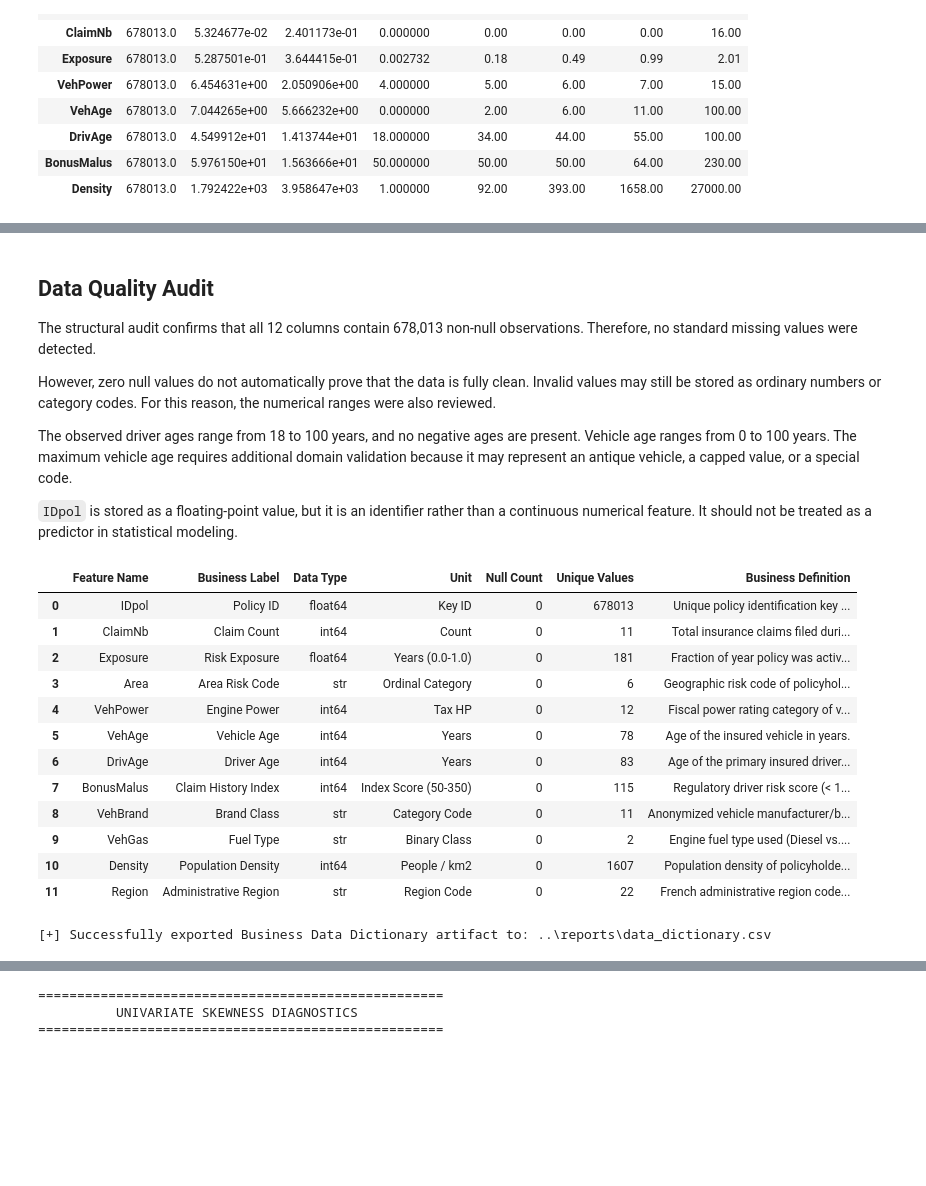
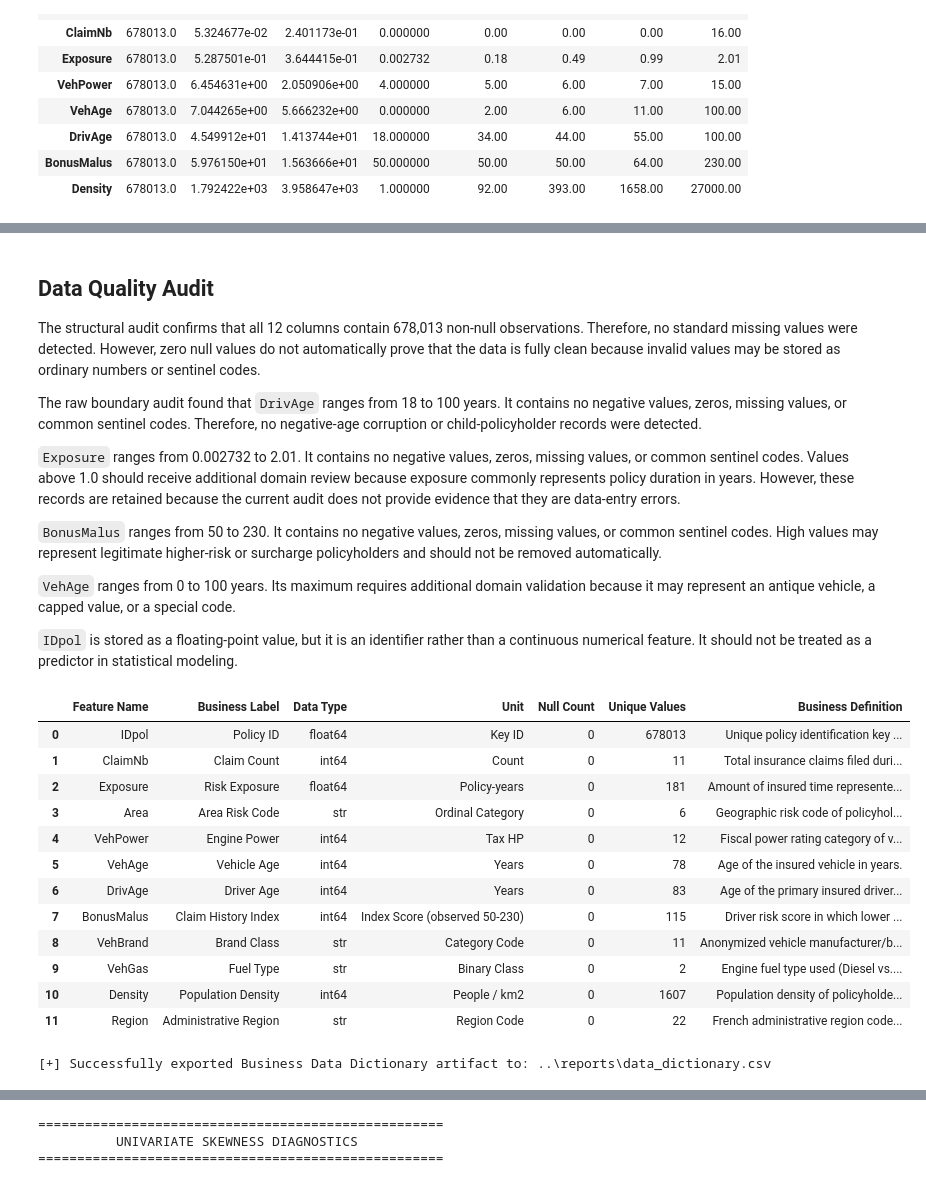
Before and after one commit to MinYang5859/msba265_module1_Min, a Jupyter notebook: notebooks/01_eda_and_data_dictionary.ipynb, the cells around one changed output, grey strips where cells are left out. Saved outputs shown, nothing was run; the diff lists cells and outputs as text; code cells hidden in the pictures; blank space fills up the shorter version.

Commit message:
Complete boundary audits and written analysis

```diff
--- a/notebooks/01_eda_and_data_dictionary.ipynb
+++ b/notebooks/01_eda_and_data_dictionary.ipynb
@@ -99,11 +135,15 @@ df.describe().T
 # %% [markdown]
-##  Data Quality Audit
+## Data Quality Audit
 
-The structural audit confirms that all 12 columns contain 678,013 non-null observations. Therefore, no standard missing values were detected.
+The structural audit confirms that all 12 columns contain 678,013 non-null observations. Therefore, no standard missing values were detected. However, zero null values do not automatically prove that the data is fully clean because invalid values may be stored as ordinary numbers or sentinel codes.
 
-However, zero null values do not automatically prove that the data is fully clean. Invalid values may still be stored as ordinary numbers or category codes. For this reason, the numerical ranges were also reviewed.
+The raw boundary audit found that `DrivAge` ranges from 18 to 100 years. It contains no negative values, zeros, missing values, or common sentinel codes. Therefore, no negative-age corruption or child-policyholder records were detected.
 
-The observed driver ages range from 18 to 100 years, and no negative ages are present. Vehicle age ranges from 0 to 100 years. The maximum vehicle age requires additional domain validation because it may represent an antique vehicle, a capped value, or a special code.
+`Exposure` ranges from 0.002732 to 2.01. It contains no negative values, zeros, missing values, or common sentinel codes. Values above 1.0 should receive additional domain review because exposure commonly represents policy duration in years. However, these records are retained because the current audit does not provide evidence that they are data-entry errors.
+
+`BonusMalus` ranges from 50 to 230. It contains no negative values, zeros, missing values, or common sentinel codes. High values may represent legitimate higher-risk or surcharge policyholders and should not be removed automatically.
+
+`VehAge` ranges from 0 to 100 years. Its maximum requires additional domain validation because it may represent an antique vehicle, a capped value, or a special code.
 
 `IDpol` is stored as a floating-point value, but it is an identifier rather than a continuous numerical feature. It should not be treated as a predictor in statistical modeling.
 # %%
@@ -119,10 +159,10 @@ business_definitions = {
         "Total insurance claims filed during policy coverage period."
     ),
     "Exposure": (
-        "Risk Exposure",
-        "Years (0.0-1.0)",
-        "Fraction of year policy was active (e.g., 0.50 = 6 months coverage)."
-    ),
+    "Risk Exposure",
+    "Policy-years",
+    "Amount of insured time represented by the policy record; used as an offset when modeling claim frequency."
+),
     "Area": (
         "Area Risk Code",
         "Ordinal Category",
@@ -144,10 +184,10 @@ business_definitions = {
         "Age of the primary insured driver in years."
     ),
     "BonusMalus": (
-        "Claim History Index",
-        "Index Score (50-350)",
-        "Regulatory driver risk score (< 100: safe discount; > 100: claim surcharge)."
-    ),
+    "Claim History Index",
+    "Index Score (observed 50-230)",
+    "Driver risk score in which lower values generally indicate a bonus and higher values indicate a surcharge."
+),
     "VehBrand": (
         "Brand Class",
         "Category Code",
@@ -171,39 +211,39 @@ business_definitions = {
 }
 
 dict_list = []
 for col in df.columns:
     label, unit, definition = business_definitions.get(
         col,
         (col, "N/A", "No business definition provided.")
     )
     dict_list.append({
         "Feature Name": col,
         "Business Label": label,
         "Data Type": str(df[col].dtype),
         "Unit": unit,
         "Null Count": df[col].isnull().sum(),
         "Unique Values": df[col].nunique(),
         "Business Definition": definition
     })
 
 dict_df = pd.DataFrame(dict_list)
 display(dict_df)
 
 reports_dir = os.path.join("..", "reports")
 os.makedirs(reports_dir, exist_ok=True)
 dict_path = os.path.join(reports_dir, "data_dictionary.csv")
 dict_df.to_csv(dict_path, index=False)
 print(f"\n[+] Successfully exported Business Data Dictionary artifact to: {dict_path}")
 # %% [output]
 |  | Feature Name | Business Label | Data Type | Unit | Null Count | Unique Values | Business Definition |
 | 0 | IDpol | Policy ID | float64 | Key ID | 0 | 678013 | Unique policy identification key ... |
 | 1 | ClaimNb | Claim Count | int64 | Count | 0 | 11 | Total insurance claims filed duri... |
-| 2 | Exposure | Risk Exposure | float64 | Years (0.0-1.0) | 0 | 181 | Fraction of year policy was activ... |
+| 2 | Exposure | Risk Exposure | float64 | Policy-years | 0 | 181 | Amount of insured time represente... |
 | 3 | Area | Area Risk Code | str | Ordinal Category | 0 | 6 | Geographic risk code of policyhol... |
 | 4 | VehPower | Engine Power | int64 | Tax HP | 0 | 12 | Fiscal power rating category of v... |
 | 5 | VehAge | Vehicle Age | int64 | Years | 0 | 78 | Age of the insured vehicle in years. |
 | 6 | DrivAge | Driver Age | int64 | Years | 0 | 83 | Age of the primary insured driver... |
-| 7 | BonusMalus | Claim History Index | int64 | Index Score (50-350) | 0 | 115 | Regulatory driver risk score (< 1... |
+| 7 | BonusMalus | Claim History Index | int64 | Index Score (observed 50-230) | 0 | 115 | Driver risk score in which lower ... |
 | 8 | VehBrand | Brand Class | str | Category Code | 0 | 11 | Anonymized vehicle manufacturer/b... |
 | 9 | VehGas | Fuel Type | str | Binary Class | 0 | 2 | Engine fuel type used (Diesel vs.... |
 | 10 | Density | Population Density | int64 | People / km2 | 0 | 1607 | Population density of policyholde... |
```
Also changed, not shown: parts of 11 cells of this notebook, 1 other file.
